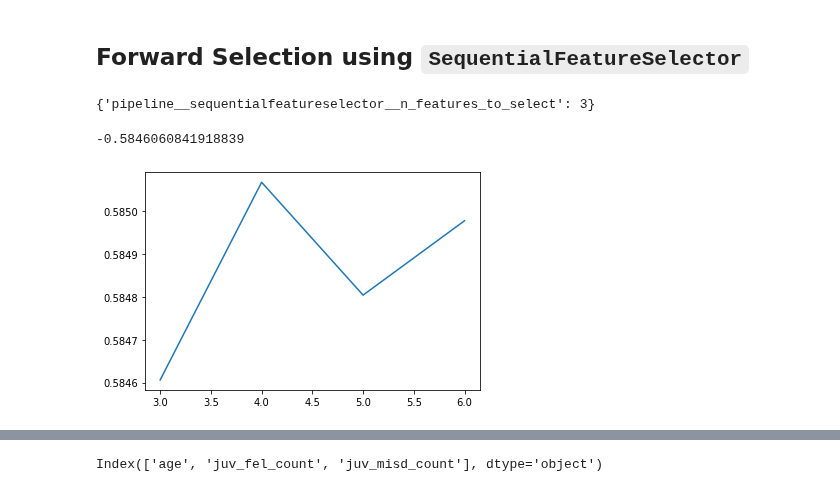
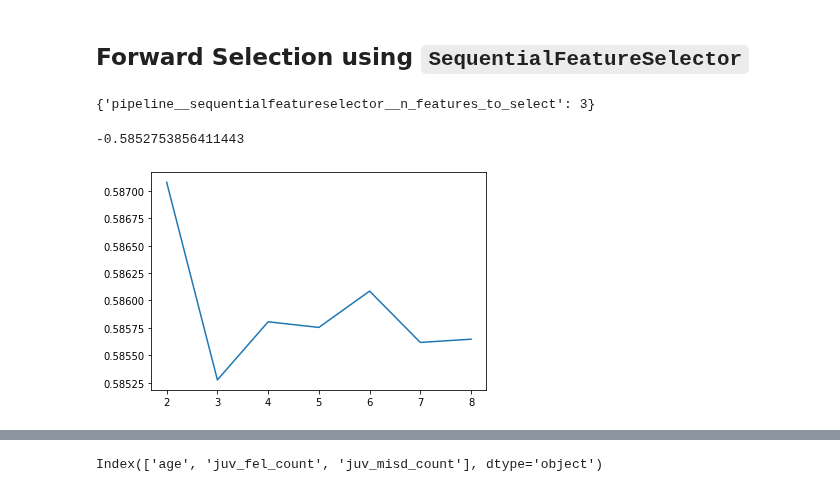
Before and after one commit to Heity94/Compas-recidivism-analysis, a Jupyter notebook: notebooks/Philipp/Data_preprocessing_Philipp.ipynb, the cells around one changed output, grey strips where cells are left out. Cells and saved outputs as stored; diff of their text form; code cells hidden in the pictures.

```diff
--- a/notebooks/Philipp/Data_preprocessing_Philipp.ipynb
+++ b/notebooks/Philipp/Data_preprocessing_Philipp.ipynb
@@ -510,11 +563,11 @@ pipe_sfs = make_pipeline(preproc, sfs_forward)
 #X.columns[pipe_sfs["sequentialfeatureselector"].get_support()]
 # %%
 # Create pipe with best parameters from baseline model
-baseline = LogisticRegression(penalty="elasticnet", solver="saga", C=1.2, l1_ratio=1.0)
+baseline = LogisticRegression()
 pipe_sfs_log = make_pipeline(pipe_sfs, baseline)
 # %%
 #Grid Search
-param_grid =  {'pipeline__sequentialfeatureselector__n_features_to_select': np.arange(3,7)}
+param_grid =  {'pipeline__sequentialfeatureselector__n_features_to_select': np.arange(2,9)}
 
 grid_sfs_log = GridSearchCV(pipe_sfs_log, param_grid,
                           cv=10, n_jobs=-1, scoring="neg_log_loss")
@@ -524,12 +577,12 @@ print(grid_sfs_log.best_params_)
 grid_sfs_log.best_score_
 # %% [output]
 {'pipeline__sequentialfeatureselector__n_features_to_select': 3}
--0.5846060841918839
+-0.5852753856411443
-# %%
-# Check results of gridSearch
-sns.lineplot(x=[3, 4, 5, 6], y=-grid_sfs_log.cv_results_["mean_test_score"]);
-# %% [output]
-[figure, removed]
+# %%
+# Check results of gridSearch
+sns.lineplot(x=np.arange(2,9), y=-grid_sfs_log.cv_results_["mean_test_score"]);
+# %% [output]
+[figure, added]
 # %%
 y_pred = grid_sfs_log.predict(X_test)
 
```
Also changed, not shown: parts of 162 cells of this notebook.
